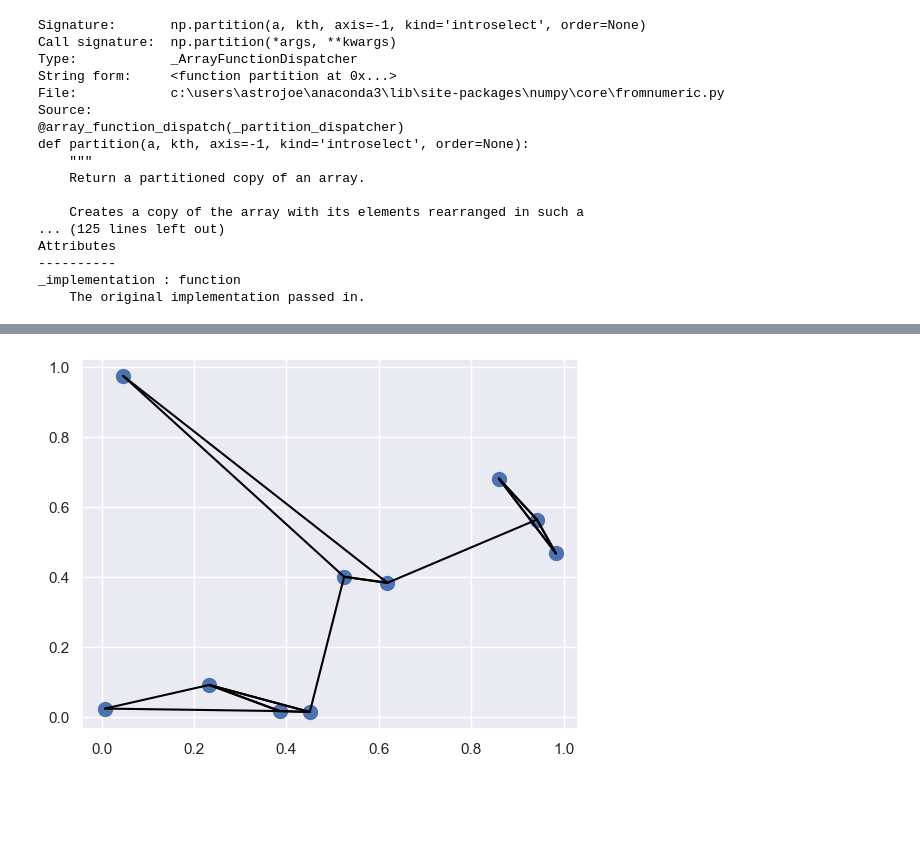
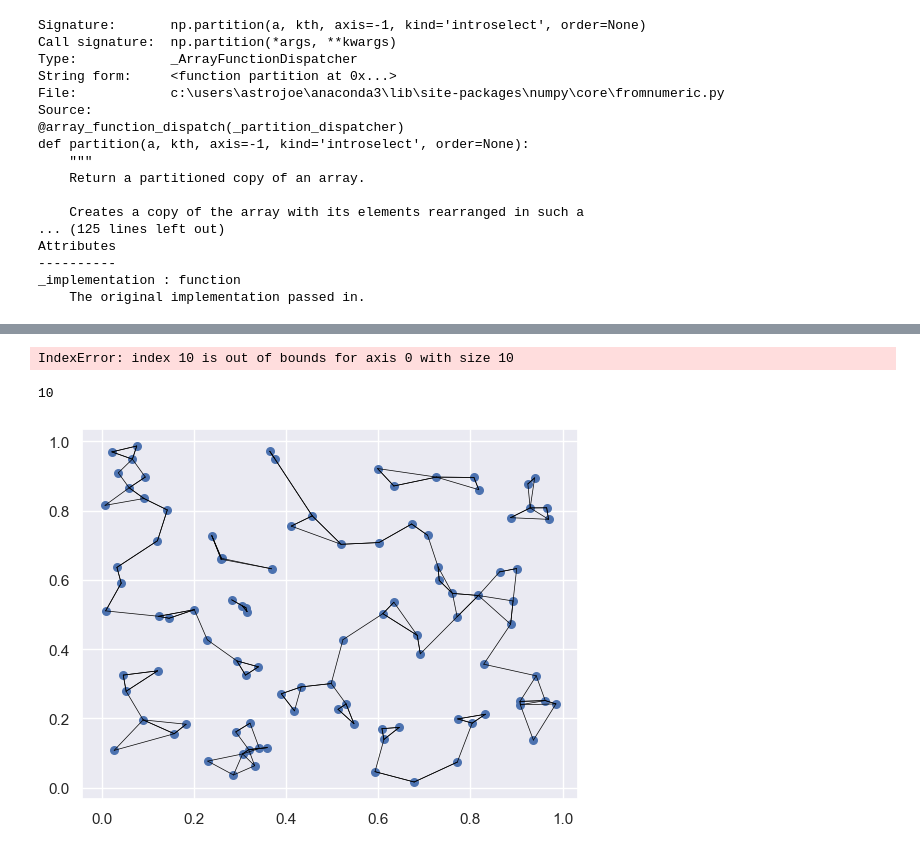
Before and after one commit to Astro-Joe/Data_Science_Learning_Process, a Jupyter notebook: Numerical_Python/Sorting_arrays.ipynb, the cells around one changed output, grey strips where cells are left out. Cells and saved outputs as stored; diff of their text form; code cells hidden in the pictures; blank space fills up the shorter version.

Commit message:
Tried for 100 points... It didn't go well

```diff
--- a/Numerical_Python/Sorting_arrays.ipynb
+++ b/Numerical_Python/Sorting_arrays.ipynb
@@ -108,3 +120,4 @@ print(nearest)
 # %%
-K = 2
+K = 8
 nearest_partition = np.argpartition(dis_sq, K+1, axis=1)
+nearest_partition
@@ -111,5 +135,5 @@ nearest_partition = np.argpartition(dis_sq, K+1, axis=1)
 # %%
-plt.scatter(X[:,0], X[:, 1], s=100)
+plt.scatter(X[:,0], X[:, 1], s=10)
 
 # Draw lines from each point to its nearest neighbours
 K = 2
@@ -121,4 +145,35 @@ for i in range(X.shape[0]):
         plt.plot(*zip(X[j], X[i]), color='black')
 plt.show()
 # %% [output]
-[figure, removed]
+IndexError: index 10 is out of bounds for axis 0 with size 10
+# %%
+nearest_partition.shape[0]
+# %% [output]
+10
+# %%
+rand = np.random.RandomState(42)
+X = rand.rand(100, 2)
+
+# Compute squared distances
+dis_sq = np.sum((X[:, np.newaxis, :] - X[np.newaxis, :, :])**2, axis=-1)
+
+# K nearest neighbors
+K = 2
+
+# Get indices of smallest distances (include self)
+nearest_partition = np.argpartition(dis_sq, K+1, axis=1)
+
+# Clip indices to valid range (0 to 99)
+nearest_partition = np.clip(nearest_partition, 0, X.shape[0]-1)
+
+# Plot points
+plt.scatter(X[:, 0], X[:, 1], s=30)
+
+# Draw lines to K nearest neighbors
+for i in range(X.shape[0]):
+    for j in nearest_partition[i, :K+1]:
+        plt.plot(*zip(X[i], X[j]), color='black', linewidth=0.5)
+
+plt.show()
+# %% [output]
+[figure, added]
```
Also changed, not shown: parts of 5 cells of this notebook.
